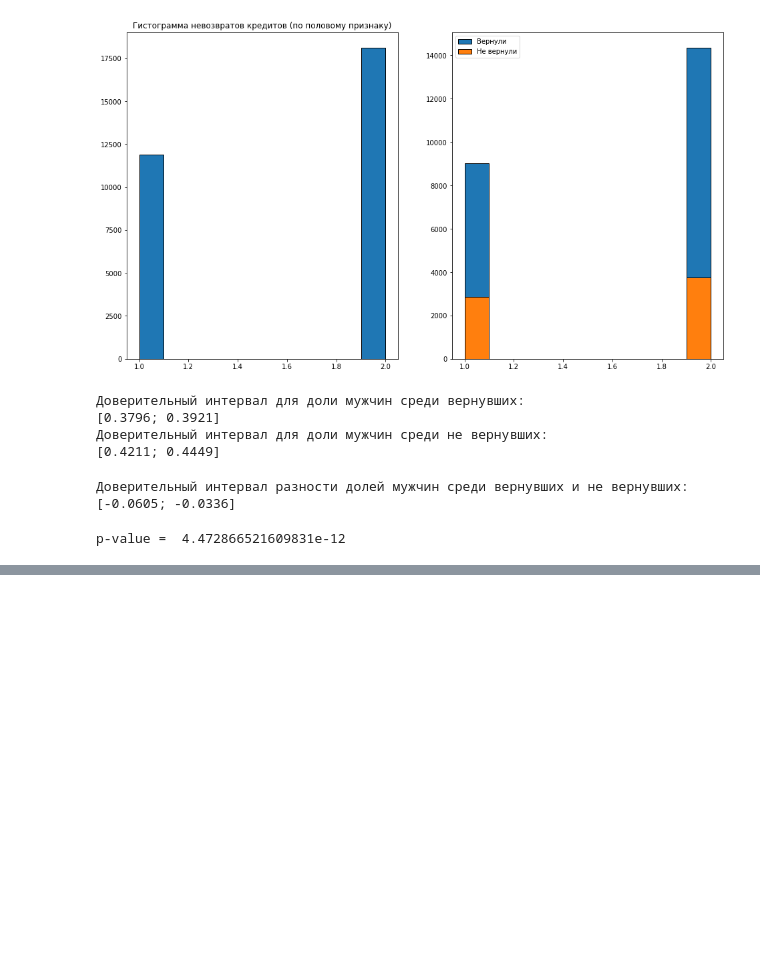
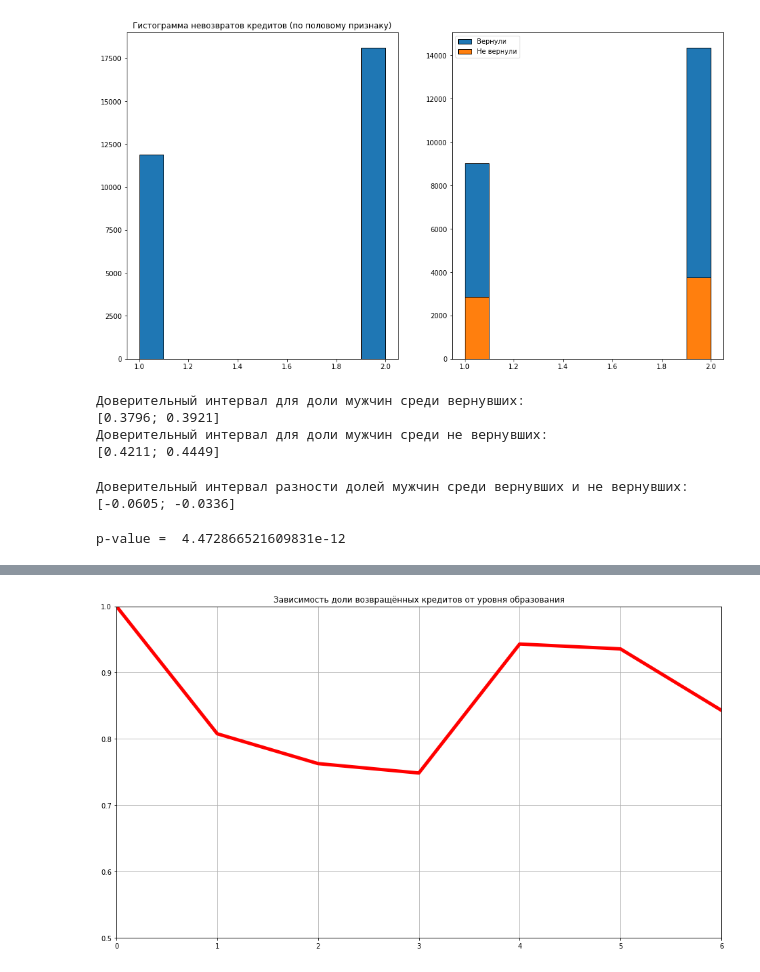
Before and after one commit to RBVV23/Coursera, a Jupyter notebook: Построение выводов по данным/Week_4/Task_1/task_1.ipynb, the cells around one changed output, grey strips where cells are left out. Drawn from its saved outputs; the diff is of its cells as text; code cells hidden in the pictures; blank space fills up the shorter version.

```diff
--- a/Построение выводов по данным/Week_4/Task_1/task_1.ipynb
+++ b/Построение выводов по данным/Week_4/Task_1/task_1.ipynb
@@ -193,0 +214,12 @@ p-value =  4.472866521609831e-12
+# %%
+# 3) проверим гипотезу об одинаковом распределении образования среди вернувших и не вернувших кредит
+
+proportions = []
+
+for edu in range(data.EDUCATION.value_counts().shape[0]):
+#     print(data[(data.EDUCATION == edu & data.default == 1)])
+    def_0 = data[(data.EDUCATION == edu) & (data.default == 0)].shape[0]
+    alls = data[data.EDUCATION == edu].shape[0]
+    prop = def_0/alls
+    print('Уровень образования "{}", доля возвратов: {}%'.format(edu, round(prop*100,1)))
+    proportions.append(prop)
@@ -193,0 +234,12 @@ p-value =  4.472866521609831e-12
+# %%
+plt.figure(figsize=(16,9))
+plt.title('Зависимость доли возвращённых кредитов от уровня образования')
+plt.plot(proportions, linewidth=5, color='r')
+plt.grid()
+plt.axis([0, 6, 0.5, 1])
+plt.show()
+
+# из нашей выборки, чаще всего (100% случаев) возращают люди с докторской степенью, реже всего (74,8% случаев) - выпускники школ
+# распределение не выглядит равномерным, можно ожидать, что образование влияет на возврат кредита, но только после строгой проверки
+# %% [output]
+[figure, added]
```
Also changed, not shown: parts of 4 cells of this notebook.
